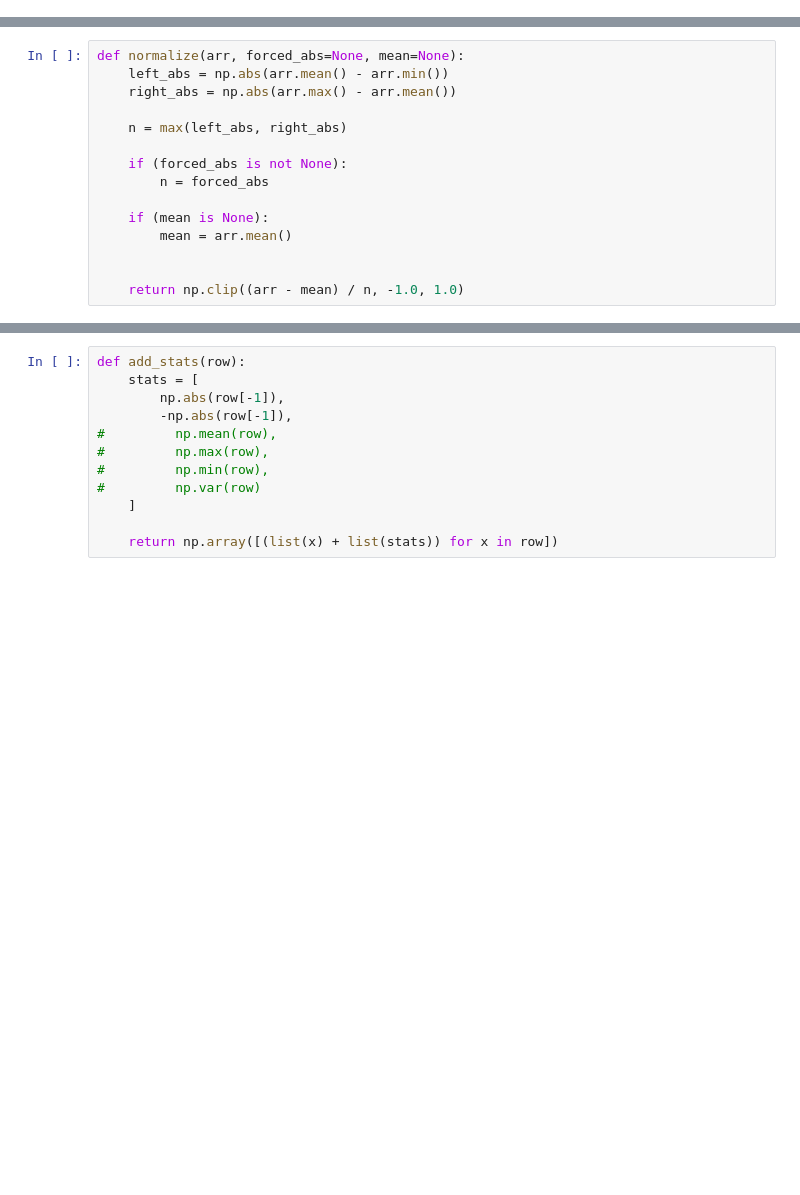
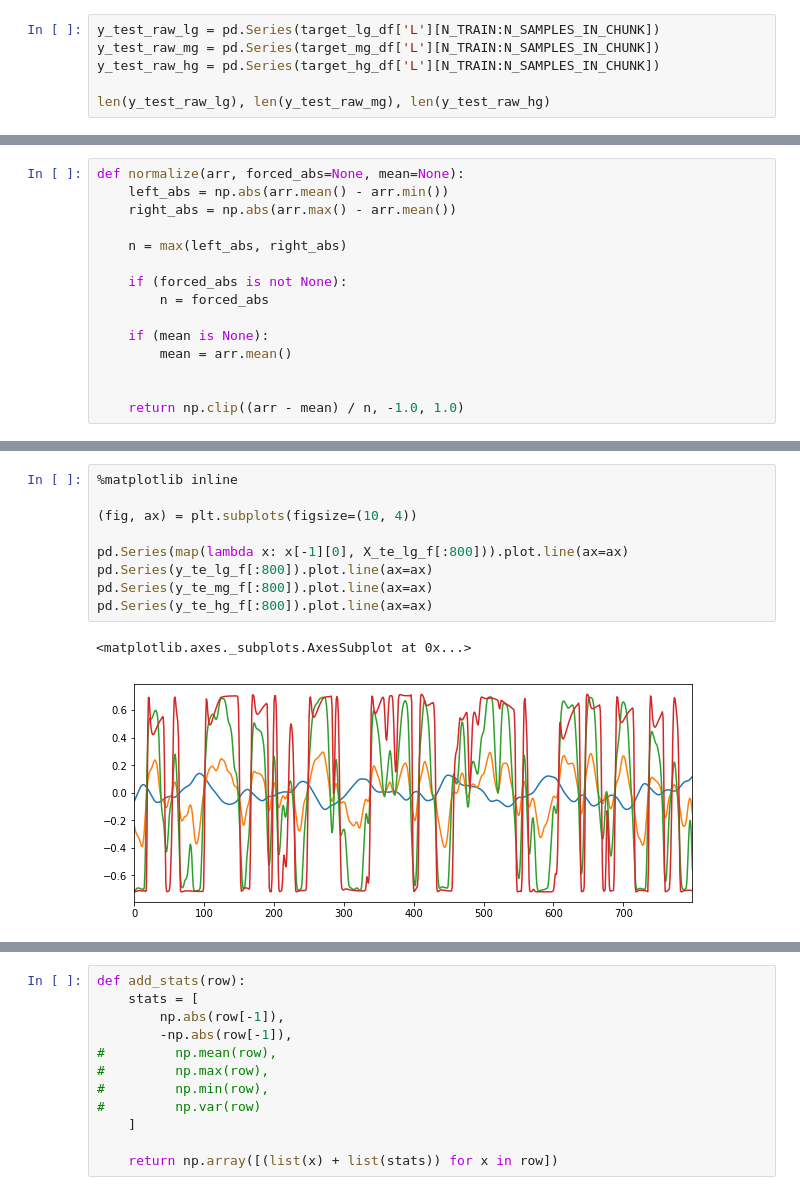
Before and after one commit to naissur/lextac-amp-modelling, a Jupyter notebook: gutar-rig-jump-head-gain-param.ipynb, the cells around one changed output, grey strips where cells are left out. Cells and saved outputs as stored; diff of their text form; blank space fills up the shorter version.

```diff
--- a/gutar-rig-jump-head-gain-param.ipynb
+++ b/gutar-rig-jump-head-gain-param.ipynb
@@ -116,0 +112,6 @@ X_test_raw_lg.head(), X_test_raw_lg.tail(), len(X_test_raw_lg)
+# %%
+y_test_raw_lg = pd.Series(target_lg_df['L'][N_TRAIN:N_SAMPLES_IN_CHUNK])
+y_test_raw_mg = pd.Series(target_mg_df['L'][N_TRAIN:N_SAMPLES_IN_CHUNK])
+y_test_raw_hg = pd.Series(target_hg_df['L'][N_TRAIN:N_SAMPLES_IN_CHUNK])
+
+len(y_test_raw_lg), len(y_test_raw_mg), len(y_test_raw_hg)
@@ -413,0 +232,12 @@ y_te_s = y_te_f
+# %%
+%matplotlib inline
+
+(fig, ax) = plt.subplots(figsize=(10, 4))
+
+pd.Series(map(lambda x: x[-1][0], X_te_lg_f[:800])).plot.line(ax=ax)
+pd.Series(y_te_lg_f[:800]).plot.line(ax=ax)
+pd.Series(y_te_mg_f[:800]).plot.line(ax=ax)
+pd.Series(y_te_hg_f[:800]).plot.line(ax=ax)
+# %% [output]
+<matplotlib.axes._subplots.AxesSubplot at 0x...>
+[figure, added]
```
Also changed, not shown: parts of 71 cells of this notebook, 2 other files.
